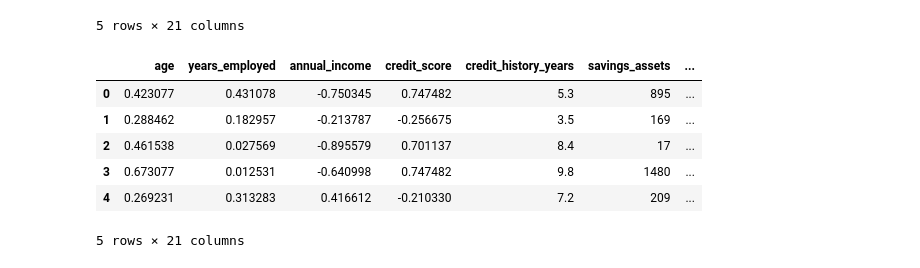
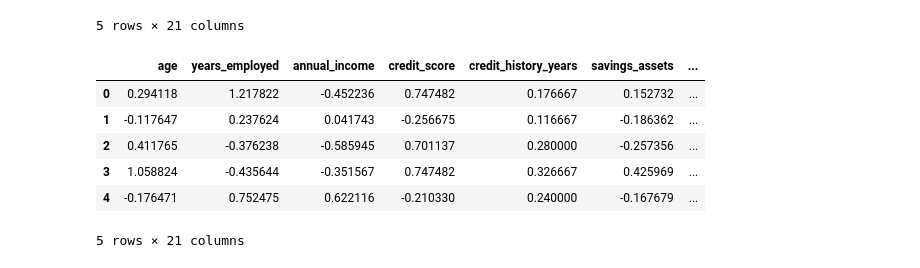
Before and after one commit to vakovalik/ml_hse, a Jupyter notebook: сем 4/практика.ipynb, the cells around one changed output. Cells and saved outputs as stored; diff of their text form; code cells hidden in the pictures.

```diff
--- a/сем 4/практика.ipynb
+++ b/сем 4/практика.ipynb
@@ -566,22 +566,31 @@ df_prepared.head()
 | 4 | 32 | 12.5 | 63657 | 630 | 7.2 | 209 | ... |
 5 rows × 21 columns
 # %%
-minmax_cols = ['age', 'years_employed']
-standard_cols = ['annual_income', 'credit_score']
-robust_cols = ['current_debt']
+robust_cols = [
+    'age', 'years_employed', 'current_debt', 'savings_assets',
+    'annual_income', 'loan_amount'
+]
+minmax_cols = [
+    'credit_history_years',
+    'interest_rate',
+    'debt_to_income_ratio',
+    'loan_to_income_ratio',
+    'payment_to_income_ratio'
+]
+standard_cols = ['credit_score']
 
 df_prepared[minmax_cols] = MinMaxScaler().fit_transform(df_prepared[minmax_cols])
 df_prepared[standard_cols] = StandardScaler().fit_transform(df_prepared[standard_cols])
 df_prepared[robust_cols] = RobustScaler().fit_transform(df_prepared[robust_cols])
 
 df_prepared.head()
 # %% [output]
 |  | age | years_employed | annual_income | credit_score | credit_history_years | savings_assets | ... |
-| 0 | 0.423077 | 0.431078 | -0.750345 | 0.747482 | 5.3 | 895 | ... |
-| 1 | 0.288462 | 0.182957 | -0.213787 | -0.256675 | 3.5 | 169 | ... |
-| 2 | 0.461538 | 0.027569 | -0.895579 | 0.701137 | 8.4 | 17 | ... |
-| 3 | 0.673077 | 0.012531 | -0.640998 | 0.747482 | 9.8 | 1480 | ... |
-| 4 | 0.269231 | 0.313283 | 0.416612 | -0.210330 | 7.2 | 209 | ... |
+| 0 | 0.294118 | 1.217822 | -0.452236 | 0.747482 | 0.176667 | 0.152732 | ... |
+| 1 | -0.117647 | 0.237624 | 0.041743 | -0.256675 | 0.116667 | -0.186362 | ... |
+| 2 | 0.411765 | -0.376238 | -0.585945 | 0.701137 | 0.280000 | -0.257356 | ... |
+| 3 | 1.058824 | -0.435644 | -0.351567 | 0.747482 | 0.326667 | 0.425969 | ... |
+| 4 | -0.176471 | 0.752475 | 0.622116 | -0.210330 | 0.240000 | -0.167679 | ... |
 5 rows × 21 columns
 # %%
 df_prepared.info()
```
Also changed, not shown: parts of 1 cell of this notebook, 1 other file.
